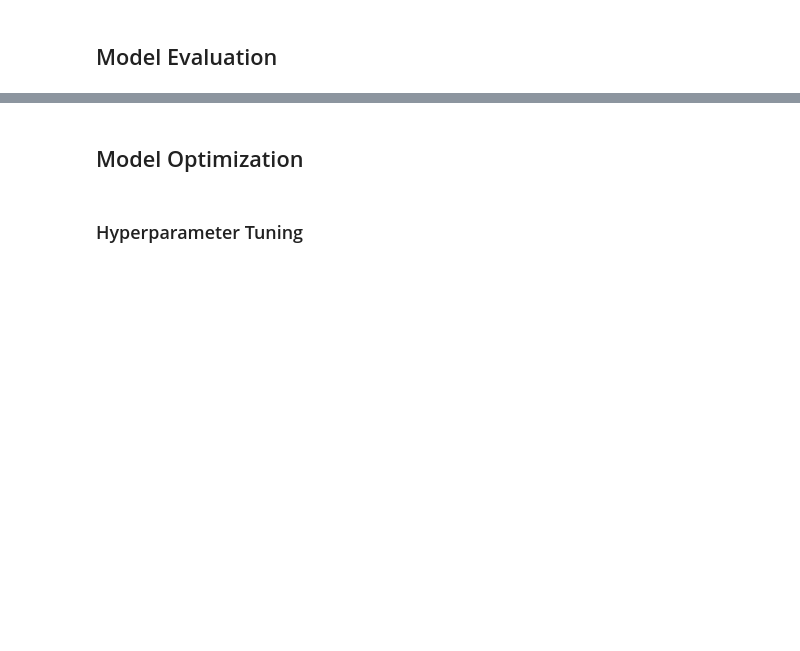
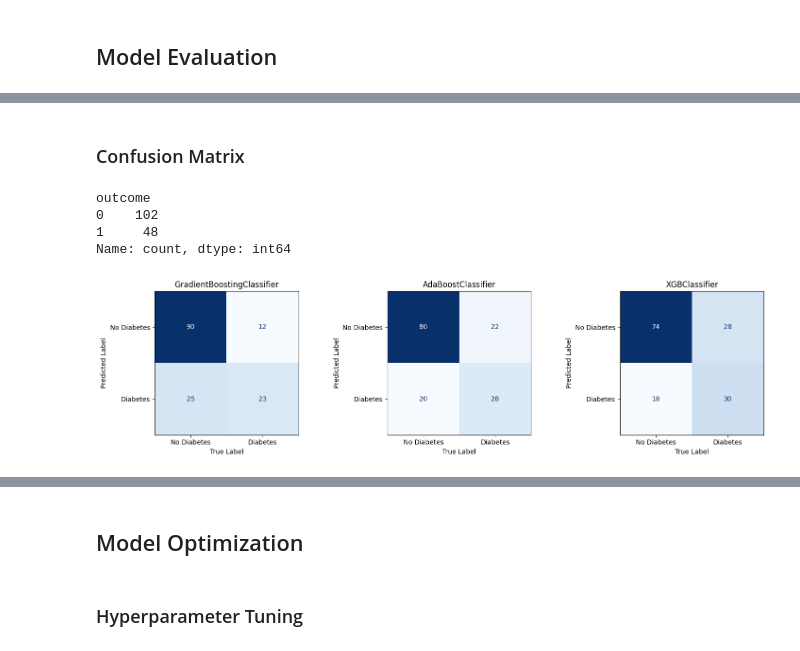
Before and after one commit to haroldeustaquio/Pima-Diabetes-Prediction, a Jupyter notebook: notebooks/01_data_preprocessing.ipynb, the cells around one changed output, grey strips where cells are left out. Cells and saved outputs as stored; diff of their text form; code cells hidden in the pictures; blank space fills up the shorter version.

```diff
--- a/notebooks/01_data_preprocessing.ipynb
+++ b/notebooks/01_data_preprocessing.ipynb
@@ -895,0 +1175,23 @@ Using this technique, the results indicate that the features have a significant
+# %%
+classification_metrics = pd.DataFrame(columns=['Model', 'Accuracy', 'Precision', 'Recall', 'F1 Score'])
+proba_predictions_dict, predictions_dict = {}, {}
+
+models = {
+    "LogisticRegression": LogisticRegression(verbose=0),
+    "KNeighborsClassifier": KNeighborsClassifier(),
+    "DecisionTreeClassifier": DecisionTreeClassifier(),
+    "RandomForestClassifier": RandomForestClassifier(),
+    "SVC": SVC(probability=True),
+    "GaussianNB": GaussianNB(),
+    "BaggingClassifier": BaggingClassifier(),
+    "GradientBoostingClassifier": GradientBoostingClassifier(),
+    "AdaBoostClassifier": AdaBoostClassifier(),
+    "XGBClassifier": XGBClassifier(),
+    "LGBMClassifier": LGBMClassifier(verbose=-1),
+}
+
+# 2. Recorre cada modelo, ajústalo y evalúalo
+for model_name, model in models.items():
+    model.fit(x_train, y_train)
+    y_pred = model.predict(x_test)
+    save_metrics(model, model_name, x_test, y_test, y_pred)
@@ -897,0 +1225,13 @@ Using this technique, the results indicate that the features have a significant
+# %% [markdown]
+### Confusion Matrix
+# %%
+y_test.value_counts()
+# %% [output]
+outcome
+0    102
+1     48
+Name: count, dtype: int64
+# %%
+display_confusion_matrix(proba_predictions_dict,models = ['GradientBoostingClassifier', "AdaBoostClassifier", "XGBClassifier"] ,labels=['No Diabetes', 'Diabetes'], cmap='Blues', models_per_row=4)
+# %% [output]
+[figure, added]
```
Also changed, not shown: parts of 39 cells of this notebook, 1 other file.
